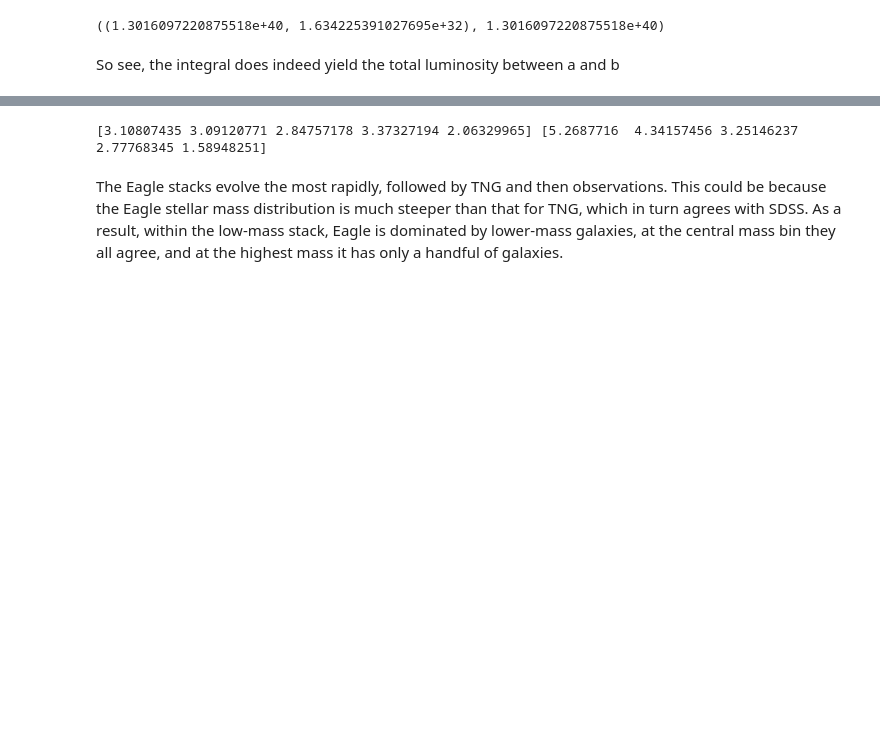
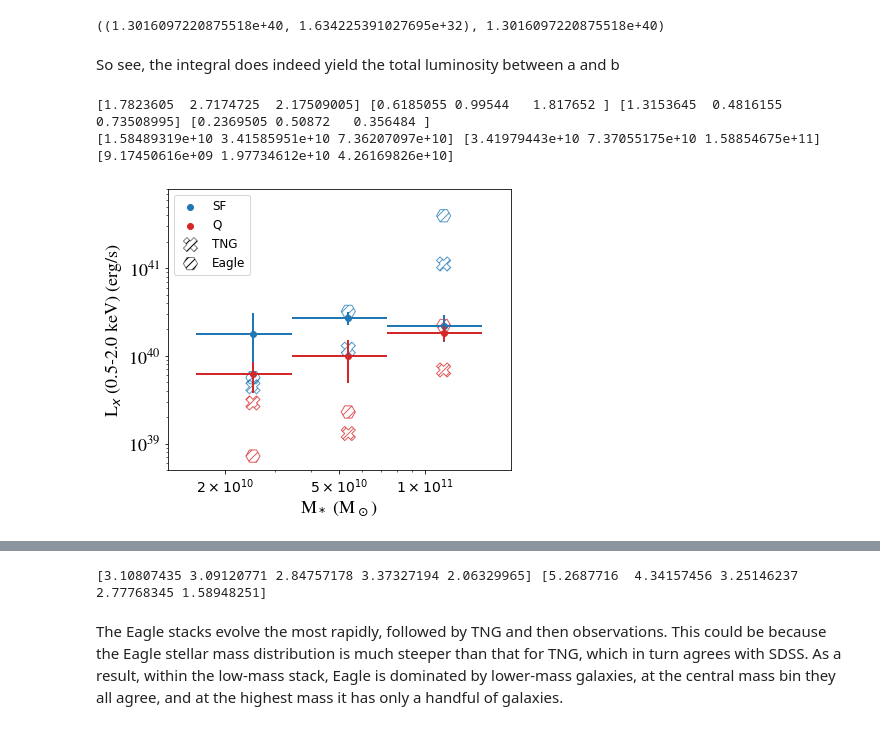
Before and after one commit to milchada/eFEDS, a Jupyter notebook: stacking_analysis.ipynb, the cells around one changed output, grey strips where cells are left out. Cells and saved outputs as stored; diff of their text form; code cells hidden in the pictures; blank space fills up the shorter version.

```diff
--- a/stacking_analysis.ipynb
+++ b/stacking_analysis.ipynb
@@ -715,6 +630,39 @@ def Lx_Mstar(Mleft, Mright, ax, gals=gals, alpha = 9.05e28, beta = 1.62e39, xrb=
     ax.set_xscale('log'); ax.set_yscale('log')
     ax.set_xlabel(r'M$_*$ (M$_\odot$)', fontfamily='STIXGeneral', fontsize=18)
     ax.set_ylim(4e38,2.5e41)
+# %%
+min1sf = 1.252*(1-0.627); max1sf = 2.575*(1.203); min1q = 0.549*(1-0.305); max1q = .672*(1.273)
+min2sf = 2.567*(1-0.129); max2sf = 2.864*(1.117); min2q = .832*(1-0.415); max2q = 1.19*(1.264)
+min3sf = 1.903*(1-0.2433); max3sf = 2.46*(1.183); min3q = 1.752*(1-0.166); max3q = 1.884*(1.154)
+
+sf = np.array([(min1sf+max1sf)/2., (min2sf+max2sf)/2., (min3sf+max3sf)/2.])
+q = np.array([(min1q+max1q)/2., (min2q+max2q)/2., (min3q+max3q)/2.])
+errsf = np.array([(max1sf-min1sf)/2., (max2sf-min2sf)/2., (max3sf-min3sf)/2.])
+errq = np.array([(max1q-min1q)/2., (max2q-min2q)/2., (max3q-min3q)/2.])
+
+print(sf, q, errsf, errq)
+fig, ax = plt.subplots(ncols = 1, figsize=(6,5))
+gals = prof0520 #cut
+Mleft = np.linspace(10.2, 10.867, 3)
+Mright = Mleft + 0.334
+M = (10**Mleft + 10**Mright)/2.
+dM = (10**Mright - 10**Mleft)/2.
+ax.errorbar(M, sf*1e40, xerr=dM, yerr=errsf*1e40, color='tab:blue', linewidth=0, elinewidth=2)
+ax.scatter(M, sf*1e40, color='tab:blue', label='SF')
+ax.errorbar(M, q*1e40, xerr=dM, yerr=errq*1e40, color='tab:red', linewidth=0, elinewidth=2)
+ax.scatter(M, q*1e40, color='tab:red', label='Q')
+Lx_Mstar(Mleft, Mright, ax, gals,obs=False)
+ax.set_ylim(5e38, 8e41)
+plt.yscale('log'); plt.xscale('log')
+ax.set_xticks([2e10,5e10,1e11])
+ax.set_xticklabels([r'$2\times10^{10}$',r'$5\times10^{10}$',r'$1\times10^{11}$'], fontsize=14)
+
+#fuck YES
+print(10**Mleft, 10**Mright, (10**Mright - 10**Mleft)/2.)
+# %% [output]
+[1.7823605  2.7174725  2.17509005] [0.6185055 0.99544   1.817652 ] [1.3153645  0.4816155  0.73508995] [0.2369505 0.50872   0.356484 ]
+[1.58489319e+10 3.41585951e+10 7.36207097e+10] [3.41979443e+10 7.37055175e+10 1.58854675e+11] [9.17450616e+09 1.97734612e+10 4.26169826e+10]
+[figure, added]
 # %%
 fig, ax = plt.subplots(ncols = 1, figsize=(6,5))
 gals = prof0520 #cut
```
Also changed, not shown: parts of 30 cells of this notebook, 7 other files.
